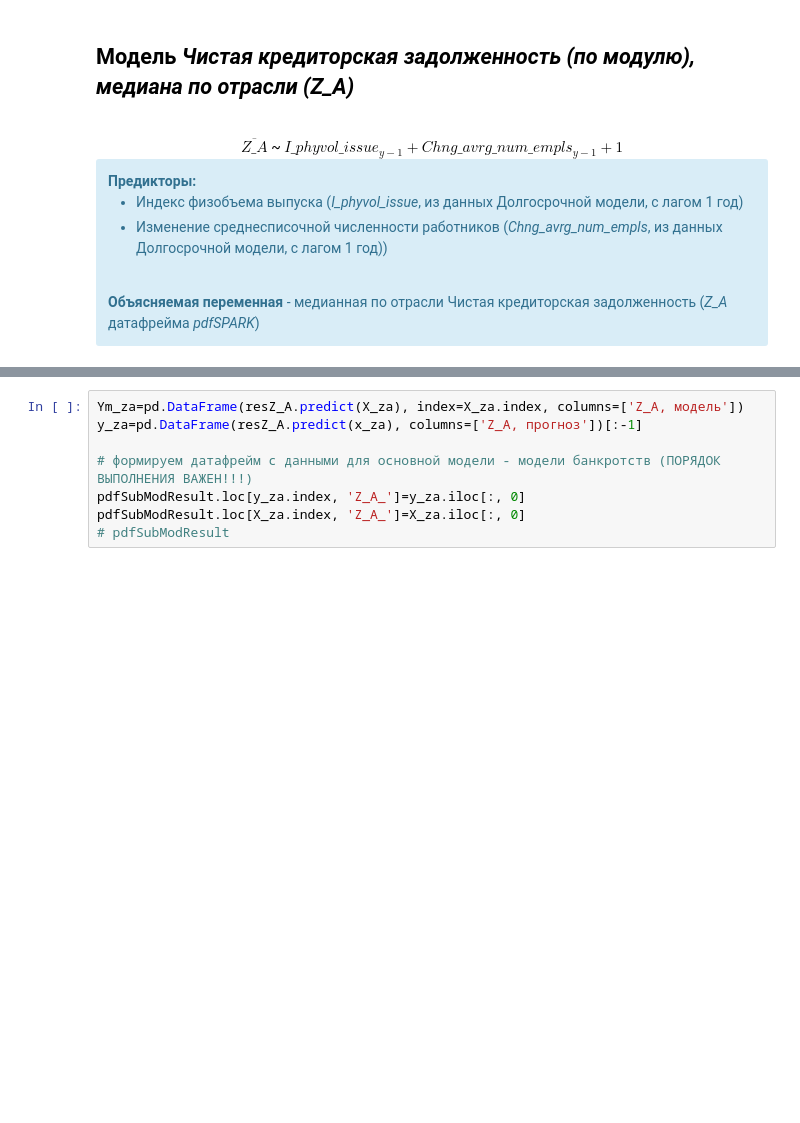
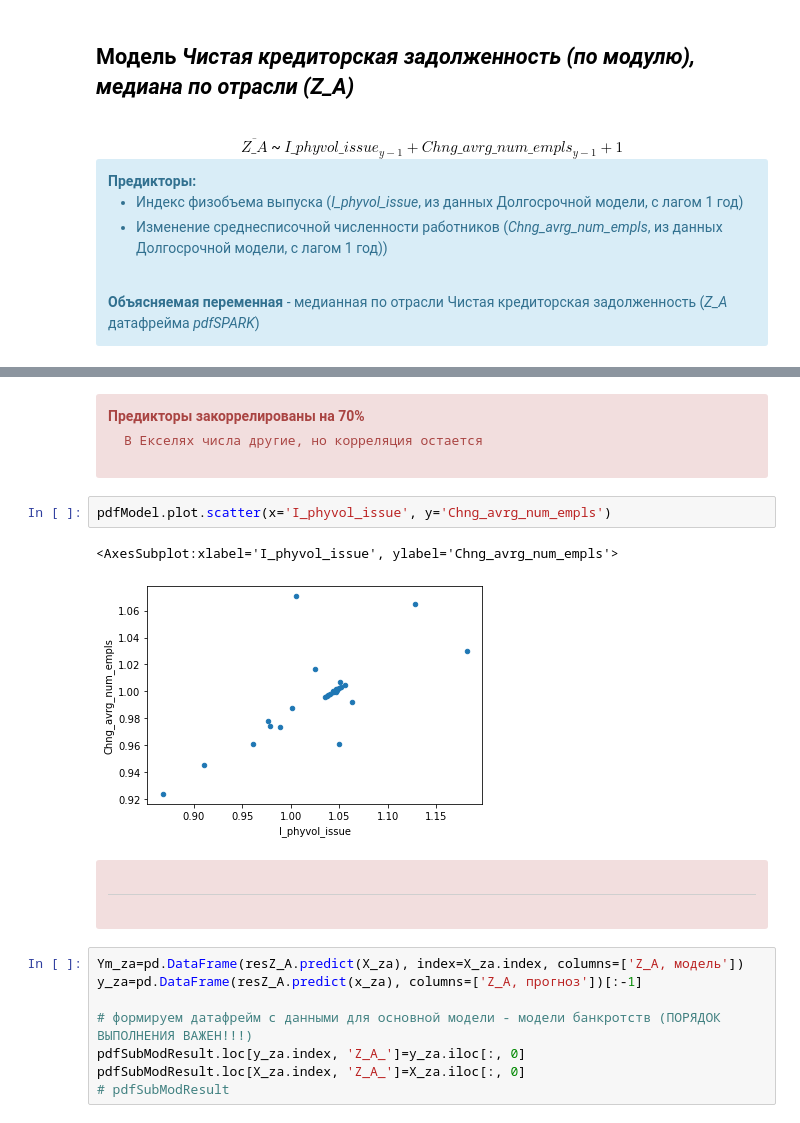
Before and after one commit to amsergeev/AIGK_j, a Jupyter notebook: BNKRPT_MODEL/bankrupt_prob_prepare.ipynb, the cells around one changed output, grey strips where cells are left out. Drawn from its saved outputs; the diff is of its cells as text; blank space fills up the shorter version.

```diff
--- a/BNKRPT_MODEL/bankrupt_prob_prepare.ipynb
+++ b/BNKRPT_MODEL/bankrupt_prob_prepare.ipynb
@@ -411,6 +411,21 @@ Covariance Type:            nonrobust
 
 Notes:
 [1] Standard Errors assume that the covariance matrix of the errors is correctly specified.
+# %% [markdown]
+<div class="alert alert-block alert-danger">
+    <b>Предикторы закоррелированы на 70%</b>
+
+    В Екселях числа другие, но корреляция остается
+</div>
+# %%
+pdfModel.plot.scatter(x='I_phyvol_issue', y='Chng_avrg_num_empls')
+# %% [output]
+<AxesSubplot:xlabel='I_phyvol_issue', ylabel='Chng_avrg_num_empls'>
+[figure, added]
+# %% [markdown]
+<div class="alert alert-block alert-danger">
+    <hr>
+</div>
 # %%
 Ym_za=pd.DataFrame(resZ_A.predict(X_za), index=X_za.index, columns=['Z_A, модель'])
 y_za=pd.DataFrame(resZ_A.predict(x_za), columns=['Z_A, прогноз'])[:-1]
```
Also changed, not shown: parts of 2 cells of this notebook, 2 other files.
